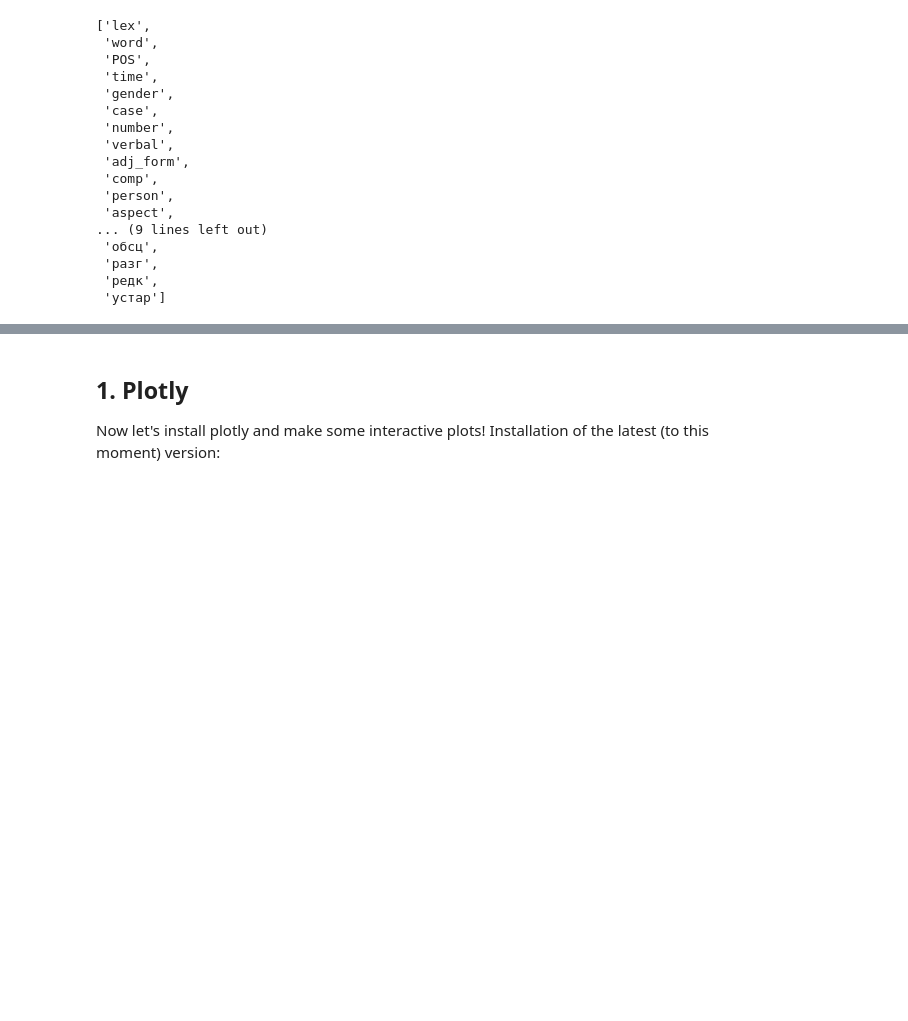
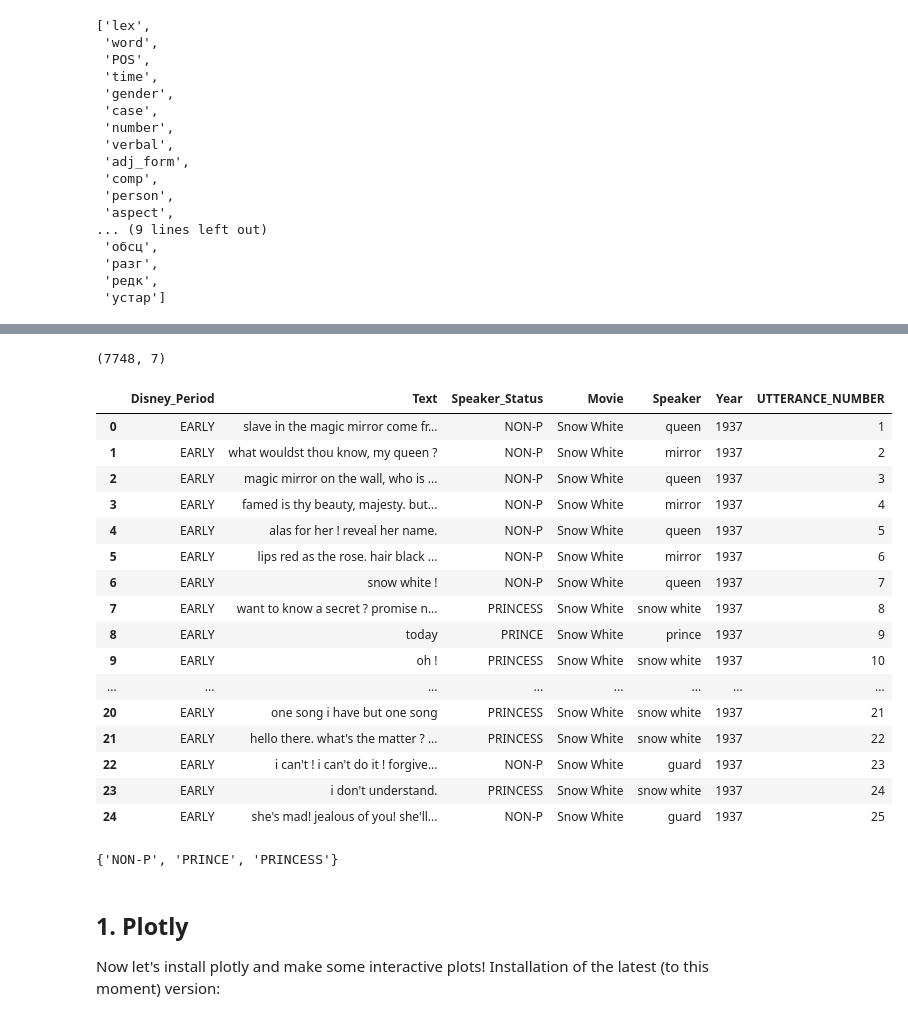
Before and after one commit to gbulg/Data-analysis-class, a Jupyter notebook: Final_Project_handout.ipynb, the cells around one changed output, grey strips where cells are left out. Drawn from its saved outputs; the diff is of its cells as text; code cells hidden in the pictures; blank space fills up the shorter version.

```diff
--- a/Final_Project_handout.ipynb
+++ b/Final_Project_handout.ipynb
@@ -105,3 +112,33 @@ set(tolstoy_df['POS'])
+# %%
+princess_df = pd.read_csv('https://raw.githubusercontent.com/dashapopova/Data-Analysis-Python-II/main/24.09/princess_corpus.csv', sep=',').fillna('') # reading from file and substituting empty values with empty rows
+
+princess_df.shape
+# %% [output]
+(7748, 7)
+# %%
+princess_df.head(25)
+# %% [output]
+|  | Disney_Period | Text | Speaker_Status | Movie | Speaker | Year | UTTERANCE_NUMBER |
+| 0 | EARLY | slave in the magic mirror come fr... | NON-P | Snow White | queen | 1937 | 1 |
+| 1 | EARLY | what wouldst thou know, my queen ? | NON-P | Snow White | mirror | 1937 | 2 |
+| 2 | EARLY | magic mirror on the wall, who is ... | NON-P | Snow White | queen | 1937 | 3 |
+| 3 | EARLY | famed is thy beauty, majesty. but... | NON-P | Snow White | mirror | 1937 | 4 |
+| 4 | EARLY | alas for her ! reveal her name. | NON-P | Snow White | queen | 1937 | 5 |
+| 5 | EARLY | lips red as the rose. hair black ... | NON-P | Snow White | mirror | 1937 | 6 |
+| 6 | EARLY | snow white ! | NON-P | Snow White | queen | 1937 | 7 |
+| 7 | EARLY | want to know a secret ? promise n... | PRINCESS | Snow White | snow white | 1937 | 8 |
+| 8 | EARLY | today | PRINCE | Snow White | prince | 1937 | 9 |
+| 9 | EARLY | oh ! | PRINCESS | Snow White | snow white | 1937 | 10 |
+| ... | ... | ... | ... | ... | ... | ... | ... |
+| 20 | EARLY | one song i have but one song | PRINCESS | Snow White | snow white | 1937 | 21 |
+| 21 | EARLY | hello there. what's the matter ? ... | PRINCESS | Snow White | snow white | 1937 | 22 |
+| 22 | EARLY | i can't ! i can't do it ! forgive... | NON-P | Snow White | guard | 1937 | 23 |
+| 23 | EARLY | i don't understand. | PRINCESS | Snow White | snow white | 1937 | 24 |
+| 24 | EARLY | she's mad! jealous of you! she'll... | NON-P | Snow White | guard | 1937 | 25 |
+# %%
+set(princess_df['Speaker_Status'])
+# %% [output]
+{'NON-P', 'PRINCE', 'PRINCESS'}
 # %% [markdown]
 ## 1. Plotly
 
```
Also changed, not shown: parts of 16 cells of this notebook.
